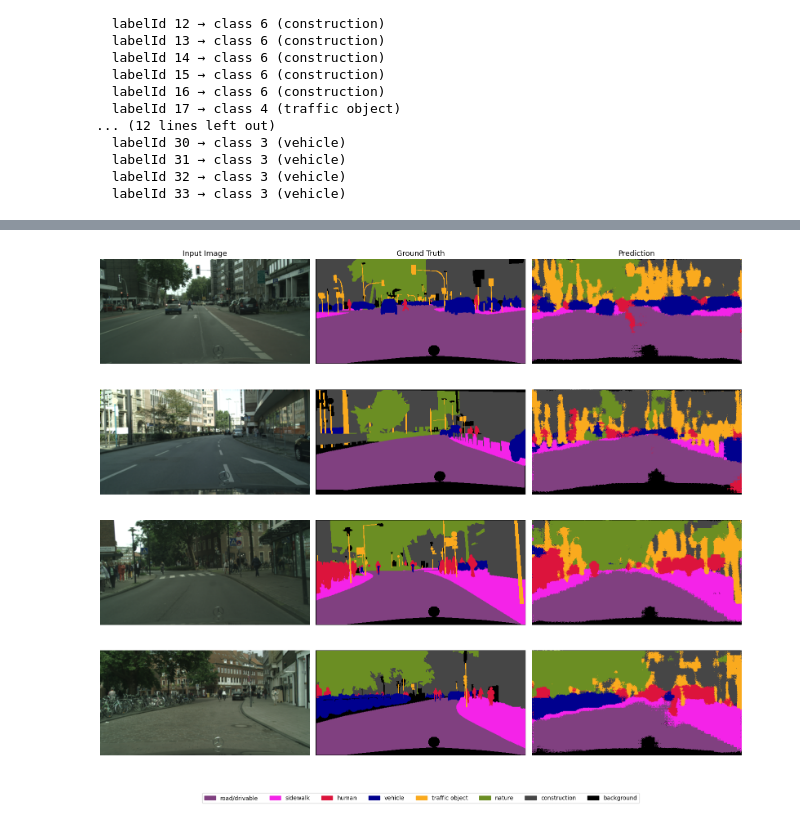
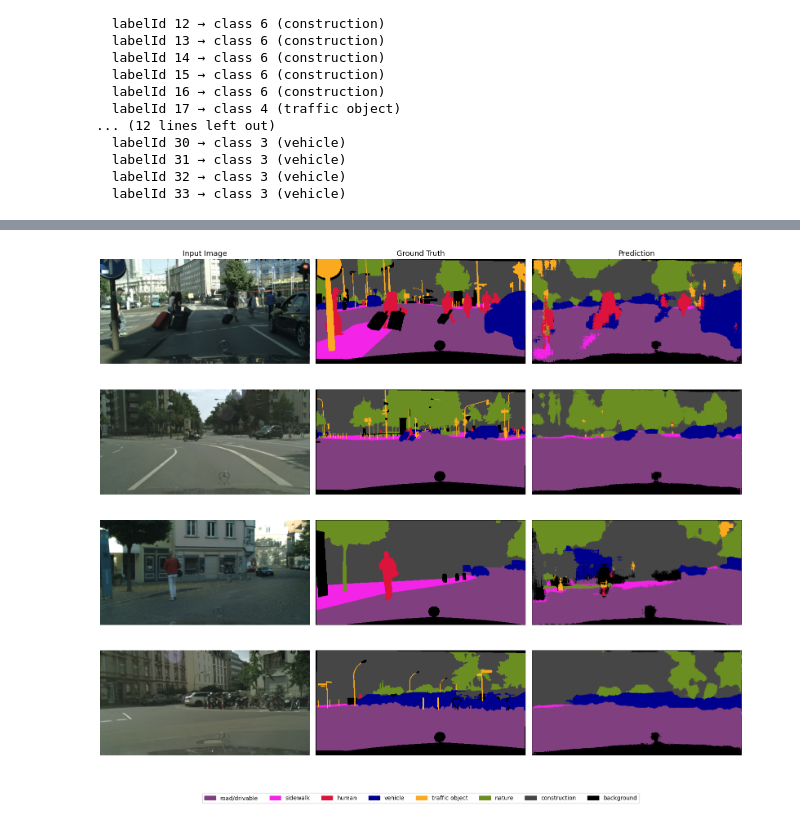
Before and after one commit to rxthlessbeats/Cityscapes-Image-Segmentation, a Jupyter notebook: notebooks/base.ipynb, the cells around one changed output, grey strips where cells are left out. Cells and saved outputs as stored; diff of their text form; code cells hidden in the pictures.

Commit message:
class_weighted_update

```diff
--- a/notebooks/base.ipynb
+++ b/notebooks/base.ipynb
@@ -285,11 +289,5 @@ val_full = CityscapesSegDataset(DATA_ROOT, "valid", transform=val_transform)
 # %%
-rng = np.random.default_rng(42)
-train_idx = rng.choice(len(train_full), size=min(NUM_TRAIN, len(train_full)), replace=False)
-val_idx = rng.choice(len(val_full), size=min(NUM_VAL, len(val_full)), replace=False)
-
-train_ds = Subset(train_full, train_idx)
-val_ds = Subset(val_full, val_idx)
-
+# ── DataLoaders ──
 train_loader = DataLoader(
     train_ds, batch_size=BATCH_SIZE, shuffle=True, num_workers=0, pin_memory=True
 )
@@ -297,6 +295,6 @@ val_loader = DataLoader(
     val_ds, batch_size=BATCH_SIZE, shuffle=False, num_workers=0, pin_memory=True
 )
 
-print(f"Train subset: {len(train_ds)} samples  ({len(train_loader)} batches)")
-print(f"Val   subset: {len(val_ds)} samples  ({len(val_loader)} batches)")
+print(f"Train: {len(train_ds)} samples  ({len(train_loader)} batches)")
+print(f"Val:   {len(val_ds)} samples  ({len(val_loader)} batches)")
 # %% [output]
@@ -352,7 +350,11 @@ for _, lbl, _ in train_loader:
 
 freq = pixel_counts / pixel_counts.sum()
 inv_freq = 1.0 / (freq + 1e-6)
-class_weights = (inv_freq / inv_freq.sum() * NUM_CLASSES).to(device)
+
+# Inverse-frequency weights
+# class_weights = (inv_freq / inv_freq.sum() * NUM_CLASSES).to(device)
+# Dampened weights
+class_weights = (inv_freq.sqrt() / inv_freq.sqrt().sum() * NUM_CLASSES).to(device)
 
 print("Class pixel distribution:")
 for name, cnt, w in zip(CLASS_NAMES, pixel_counts, class_weights):
@@ -417,8 +419,8 @@ class FocalLoss(nn.Module):
         return focal.mean()
 
 
-# criterion = FocalLoss(alpha=class_weights, gamma=2.0)
-# print(f"\nFocal Loss  |  gamma={criterion.gamma}  |  alpha={class_weights.cpu().tolist()}")
-criterion = nn.CrossEntropyLoss(weight=class_weights).to(device)
+criterion = FocalLoss(alpha=class_weights, gamma=FOCAL_GAMMA)
+print(f"\nFocal Loss  |  gamma={criterion.gamma}  |  alpha={class_weights.cpu().tolist()}")
+# criterion = nn.CrossEntropyLoss(weight=class_weights).to(device)
 # %% [output]
 Class pixel distribution:
@@ -659,14 +729,13 @@ plt.show()
 # %%
 # ── Evaluation: per-class IoU and mIoU ──
 def compute_miou(model, loader, num_classes, device):
-    """Compute per-class IoU and mean IoU over a DataLoader."""
+    """Compute per-class IoU, mean IoU, and confusion matrix over a DataLoader."""
     confusion = torch.zeros(num_classes, num_classes, dtype=torch.long)
     model.eval()
-    with torch.no_grad():
-        for imgs, lbls, _ in loader:
+    with torch.no_grad(), torch.amp.autocast("cuda"):
+        for imgs, lbls, _ in tqdm(loader, desc="Evaluating", leave=False):
             imgs = imgs.to(device)
             preds = model(imgs).argmax(dim=1).cpu()
-            # vectorized confusion matrix accumulation
             t_flat = lbls.view(-1)
             p_flat = preds.view(-1)
             indices = t_flat * num_classes + p_flat
@@ -681,10 +750,10 @@ def compute_miou(model, loader, num_classes, device):
         fn = confusion[c, :].sum().item() - tp
         denom = tp + fp + fn
         ious.append(tp / denom if denom > 0 else 0.0)
-    return ious
+    return ious, confusion
 
 
-ious = compute_miou(model, val_loader, NUM_CLASSES, device)
+ious, conf_matrix = compute_miou(model, val_loader, NUM_CLASSES, device)
 print(f"{'Class':<20s} {'IoU':>8s}")
 print("-" * 30)
 for name, iou in zip(CLASS_NAMES, ious):
@@ -707,32 +851,34 @@ mIoU                   0.5011
 # %%
 # ── Visualize predictions on validation set ──
 model.eval()
 fig, axes = plt.subplots(4, 3, figsize=(16, 14))
 col_titles = ["Input Image", "Ground Truth", "Prediction"]
 
 for i in range(4):
-    img, lbl, _ = val_ds[i]
-    with torch.no_grad():
+    # random choose 4 images
+    img, lbl, _ = val_ds[random.randint(0, len(val_ds) - 1)]
+    # img, lbl, _ = val_ds[i]
+    with torch.no_grad(), torch.amp.autocast("cuda"):
         pred = model(img.unsqueeze(0).to(device)).argmax(dim=1).squeeze(0).cpu().numpy()
 
     img_vis = inv_normalize(img).permute(1, 2, 0).clamp(0, 1).numpy()
     gt_vis = label_to_color(lbl.numpy())
     pred_vis = label_to_color(pred)
 
     axes[i, 0].imshow(img_vis)
     axes[i, 1].imshow(gt_vis)
     axes[i, 2].imshow(pred_vis)
 
     for j in range(3):
         axes[i, j].axis("off")
         if i == 0:
             axes[i, j].set_title(col_titles[j], fontsize=13)
 
 patches = [
     mpatches.Patch(color=np.array(c) / 255, label=n) for c, n in zip(CLASS_COLORS, CLASS_NAMES)
 ]
 fig.legend(handles=patches, loc="lower center", ncol=NUM_CLASSES, fontsize=10)
 plt.tight_layout(rect=[0, 0.04, 1, 1])
 plt.show()
 # %% [output]
-[figure, old version]
+[figure, new version]
```
Also changed, not shown: parts of 12 cells of this notebook, 5 other files.
